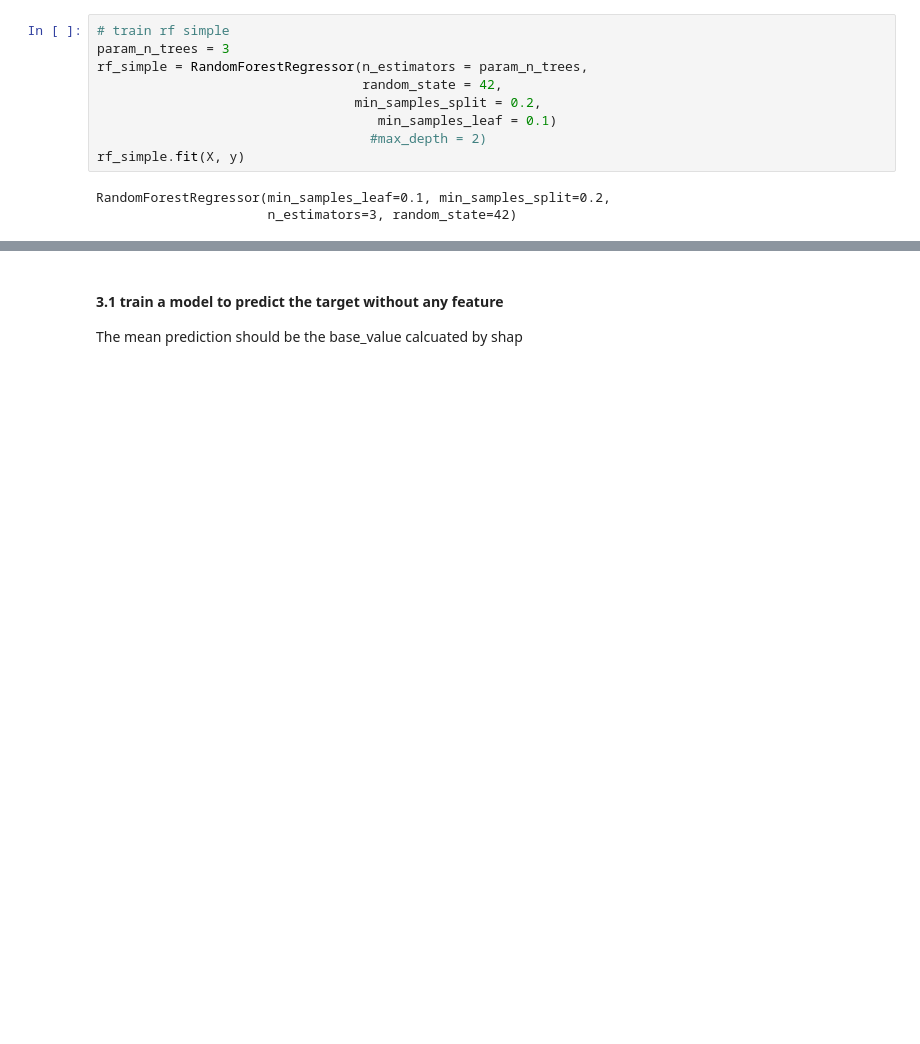
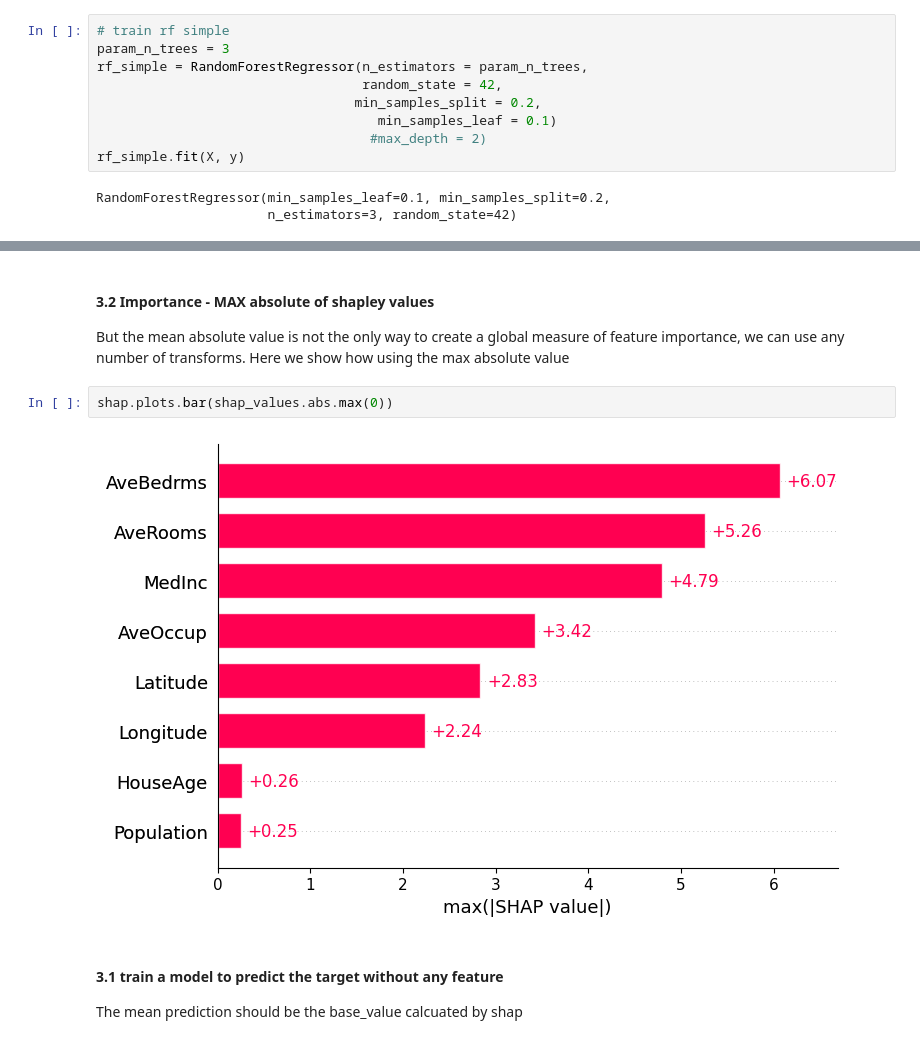
Before and after one commit to joseortegalabra/Explanaible-AI, a Jupyter notebook: 1_shap/3_shap_global_importance.ipynb, the cells around one changed output, grey strips where cells are left out. Drawn from its saved outputs; the diff is of its cells as text; blank space fills up the shorter version.

Commit message:
ji/upload individual and global impact

```diff
--- a/1_shap/2_shap_global_importance.ipynb
+++ b/1_shap/3_shap_global_importance.ipynb
@@ -125,3 +146,10 @@ RandomForestRegressor(min_samples_leaf=0.1, min_samples_split=0.2,
+# %% [markdown]
+#### 3.2 Importance - MAX absolute of shapley values
+But the mean absolute value is not the only way to create a global measure of feature importance, we can use any number of transforms. Here we show how using the max absolute value
+# %%
+shap.plots.bar(shap_values.abs.max(0))
+# %% [output]
+[figure, added]
 # %% [markdown]
 #### 3.1 train a model to predict the target without any feature
 The mean prediction should be the base_value calcuated by shap
```
Also changed, not shown: parts of 5 cells of this notebook, 1 other file.
